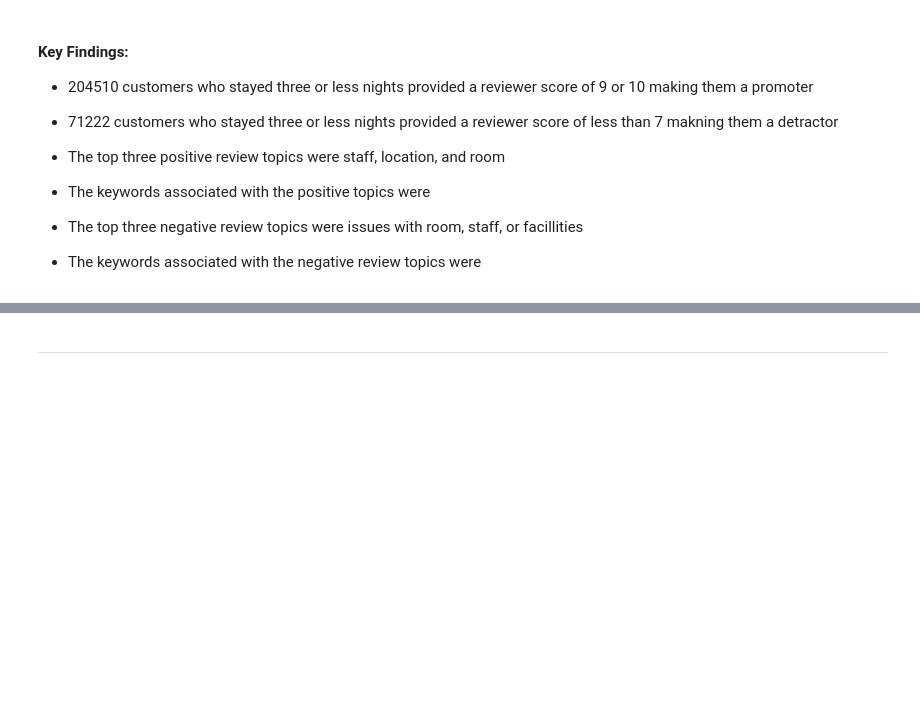
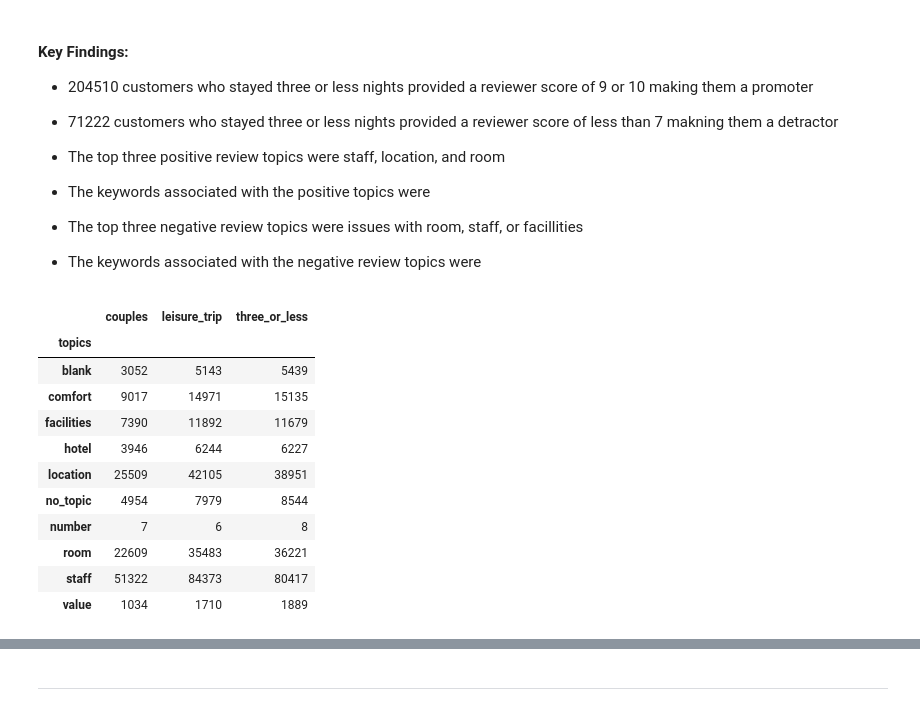
Before and after one commit to InPersonAnalysis/customer_review_capston, a Jupyter notebook: final_notebook.ipynb, the cells around one changed output, grey strips where cells are left out. Cells and saved outputs as stored; diff of their text form; code cells hidden in the pictures; blank space fills up the shorter version.

```diff
--- a/final_notebook.ipynb
+++ b/final_notebook.ipynb
@@ -664,3 +654,24 @@ Name: positive_topic, dtype: int64
 - The top three negative review topics were issues with room, staff, or facillities
 
 - The keywords associated with the negative review topics were
+# %%
+pos = pd.DataFrame()
+pos['topics'] = promoter_couples.positive_topic.value_counts().sort_index().index
+pos['couples'] = promoter_couples.positive_topic.value_counts().sort_index().values
+pos['leisure_trip'] = promoter_leisure.positive_topic.value_counts().sort_index().values
+pos['three_or_less'] = threel_promoter.positive_topic.value_counts().sort_index().values
+pos = pos.set_index('topics')
+pos
+# %% [output]
+|  | couples | leisure_trip | three_or_less |
+| topics |  |  |  |
+| blank | 3052 | 5143 | 5439 |
+| comfort | 9017 | 14971 | 15135 |
+| facilities | 7390 | 11892 | 11679 |
+| hotel | 3946 | 6244 | 6227 |
+| location | 25509 | 42105 | 38951 |
+| no_topic | 4954 | 7979 | 8544 |
+| number | 7 | 6 | 8 |
+| room | 22609 | 35483 | 36221 |
+| staff | 51322 | 84373 | 80417 |
+| value | 1034 | 1710 | 1889 |
```
Also changed, not shown: parts of 11 cells of this notebook.
